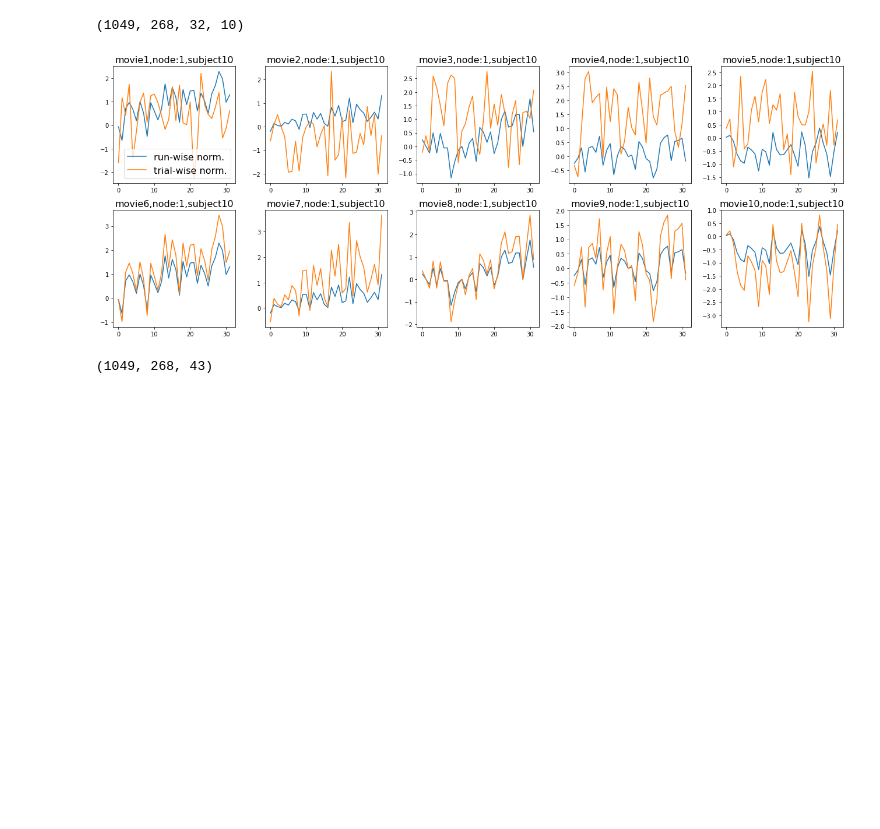
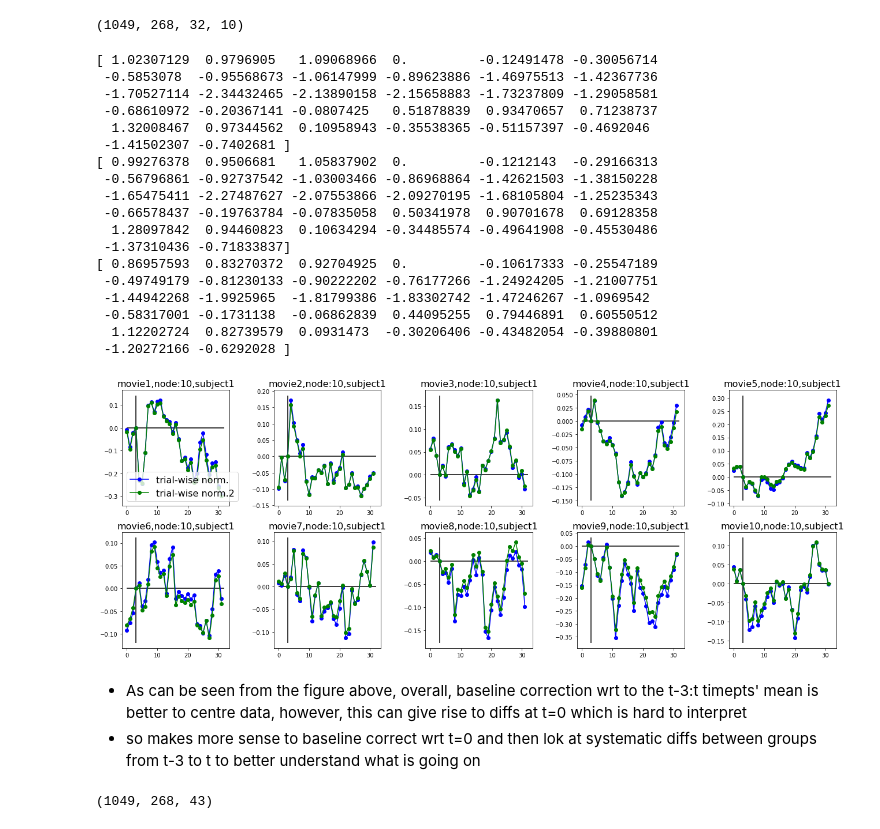
Before and after one commit to rvarrier/HCP_socialtask_analysis, a Jupyter notebook: fMRI/fmri_preprocessing/1_fMRI_data_extraction_temporal_preprocessing.ipynb, the cells around one changed output. Saved outputs shown, nothing was run; the diff lists cells and outputs as text; code cells hidden in the pictures; blank space fills up the shorter version.

```diff
--- a/fMRI/fmri_preprocessing/1_fMRI_data_extraction_temporal_preprocessing.ipynb
+++ b/fMRI/fmri_preprocessing/1_fMRI_data_extraction_temporal_preprocessing.ipynb
@@ -458,13 +774,0 @@ NameError: name 'responses' is not defined
-# %%
-for r in range(responses.shape[0]):
-    same = 0
-    differ = 0
-    comp_array = [1,0,0,1,0,1,1,0,1,0]
-    for i in range(10):
-        if responses[r,i] == comp_array[i]:
-            same += 1
-        else:
-            differ += 1
-        #print(count)
-    if same == 10:
-        print(r)
@@ -478,0 +924,3 @@ Name: response, dtype: int64
+# %%
+responses = np.load(os.path.join(data_file_loc,'responses.npy'))
+responses.shape
@@ -486,0 +968,4 @@ NameError: name 'ntimepts' is not defined
+# %%
+y = Y[:,:,:,m]
+grp1 = np.array([np.ndarray.flatten(y[subs1,:,i]) for i in range(6)]).T
+grp1.shape
@@ -724,22 +1094,57 @@ tc_trialwise.shape
 (1049, 268, 32, 10)
 # %%
 plt.figure(1,figsize = (18,7))
-n = 1
-s = 10
+n = 10
+s = 1
 tc_trialwise = np.load(os.path.join(data_file_loc,'timecourses_trial_norm',f'timecourse-all-movies.npy'))
+tc_trialwise2 = np.load(os.path.join(data_file_loc,'timecourses_trial_norm',f'timecourse-all-movies_normwrtextra14TRs.npy'))
 tc_runwise = np.load(os.path.join(data_file_loc,'timecourses_run_norm',f'timecourse-all-movies.npy'))
-
+print(tc_runwise[s,n,:,0])
+print(tc_trialwise[s,n,:,0])
+print(tc_trialwise2[s,n,:,0])
+ax = (0,1)
 for m in range(10):
     plt.subplot(2,5,m+1)
     plt.title(f'movie{str(m+1)},node:{n},subject{s}',fontsize = 16)
-    plt.plot(tc_runwise[s,n,:,m],label = 'run-wise norm.')
-    plt.plot(tc_trialwise[s,n,:,m],label = 'trial-wise norm.')
-    #plt.ylim(-.4,.4)
+
+    #plt.plot(np.nanmean(tc_runwise[responses[:,m]==1,:,:,m],axis=ax)-
+    #np.nanmean(tc_runwise[responses[:,m]==0,:,:,m],axis=ax),
+    #label = 'run-wise norm.', color = 'r',marker = 'o')
+    plt.plot(np.nanmean(tc_trialwise[responses[:,m]==1,:,:,m],axis=ax)-
+             np.nanmean(tc_trialwise[responses[:,m]==0,:,:,m],axis=ax),
+             label = 'trial-wise norm.',color = 'b',marker = 'o')
+    plt.plot(np.nanmean(tc_trialwise2[responses[:,m]==1,:,:,m],axis=ax)-
+             np.nanmean(tc_trialwise2[responses[:,m]==0,:,:,m],axis=ax),
+             label = 'trial-wise norm.2', color = 'g',marker = 'o')
     if m ==0:
         plt.legend(fontsize = 16)
+    plt.hlines(0,0,32,color = 'k')
+    ymin,ymax = plt.ylim()
+    plt.vlines(tr0_ind,ymin,ymax,color = 'k')
 plt.tight_layout()
 # %% [output]
+[ 1.02307129  0.9796905   1.09068966  0.         -0.12491478 -0.30056714
+ -0.5853078  -0.95568673 -1.06147999 -0.89623886 -1.46975513 -1.42367736
+ -1.70527114 -2.34432465 -2.13890158 -2.15658883 -1.73237809 -1.29058581
+ -0.68610972 -0.20367141 -0.0807425   0.51878839  0.93470657  0.71238737
+  1.32008467  0.97344562  0.10958943 -0.35538365 -0.51157397 -0.4692046
+ -1.41502307 -0.7402681 ]
+[ 0.99276378  0.9506681   1.05837902  0.         -0.1212143  -0.29166313
+ -0.56796861 -0.92737542 -1.03003466 -0.86968864 -1.42621503 -1.38150228
+ -1.65475411 -2.27487627 -2.07553866 -2.09270195 -1.68105804 -1.25235343
+ -0.66578437 -0.19763784 -0.07835058  0.50341978  0.90701678  0.69128358
+  1.28097842  0.94460823  0.10634294 -0.34485574 -0.49641908 -0.45530486
+ -1.37310436 -0.71833837]
+[ 0.86957593  0.83270372  0.92704925  0.         -0.10617333 -0.25547189
+ -0.49749179 -0.81230133 -0.90222202 -0.76177266 -1.24924205 -1.21007751
+ -1.44942268 -1.9925965  -1.81799386 -1.83302742 -1.47246267 -1.0969542
+ -0.58317001 -0.1731138  -0.06862839  0.44095255  0.79446891  0.60550512
+  1.12202724  0.82739579  0.0931473  -0.30206406 -0.43482054 -0.39880801
+ -1.20272166 -0.6292028 ]
-[figure, old version]
+[figure, new version]
+# %% [markdown]
+- As can be seen from the figure above, overall, baseline correction wrt to the t-3:t timepts' mean is better to centre data, however, this can give rise to diffs at t=0 which is hard to interpret
+- so makes more sense to baseline correct wrt t=0 and then lok at systematic diffs between groups from t-3 to t to better understand what is going on
 # %%
 tc = np.load(os.path.join(data_file_loc,'timecourses_trial_norm',f'timecourse-movie{m}.npy'))
 
```
Also changed, not shown: parts of 75 cells of this notebook, 7 other files.
